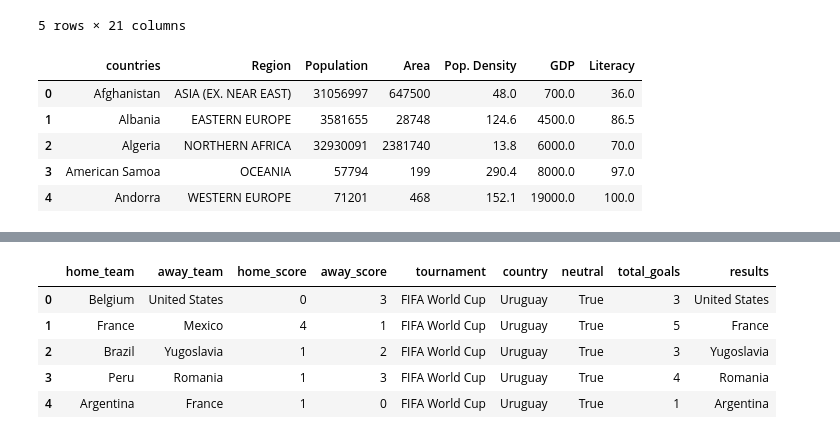
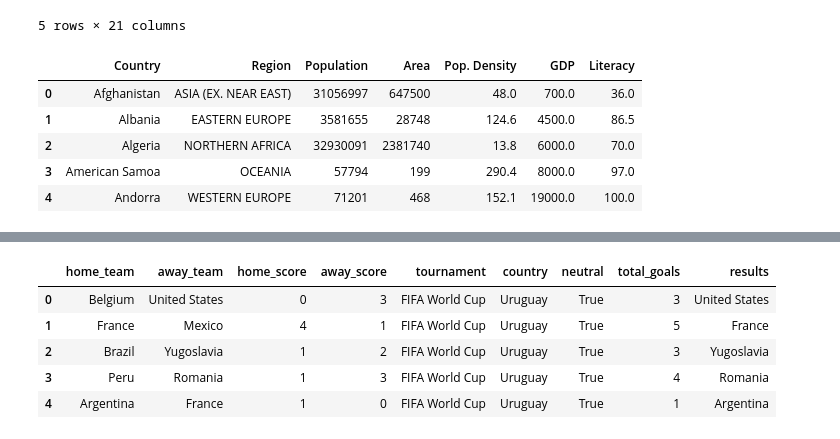
Before and after one commit to bfiroozfard/King_of_Football, a Jupyter notebook: king_of_football_B-10-6_world_cup.ipynb, the cells around one changed output, grey strips where cells are left out. Drawn from its saved outputs; the diff is of its cells as text; code cells hidden in the pictures.

```diff
--- a/king_of_football_B-10-6_world_cup.ipynb
+++ b/king_of_football_B-10-6_world_cup.ipynb
@@ -28,12 +29,12 @@ master_df.head()
 # %%
 csv_path2 = 'Countries of the world-f.csv'
 country_data = pd.read_csv(csv_path2)
 country_df = pd.DataFrame(country_data)
 country_com_df=country_df.loc[:,['Country','Region','Population','Area','Pop. Density','GDP','Literacy']]
-country_com_df.rename(columns={'Country':'countries'},inplace=True)
+#country_com_df.rename(columns={'Country':'countries'},inplace=True)
 country_com_df.head()
 # %% [output]
-|  | countries | Region | Population | Area | Pop. Density | GDP | Literacy |
+|  | Country | Region | Population | Area | Pop. Density | GDP | Literacy |
 | 0 | Afghanistan | ASIA (EX. NEAR EAST) | 31056997 | 647500 | 48.0 | 700.0 | 36.0 |
 | 1 | Albania | EASTERN EUROPE | 3581655 | 28748 | 124.6 | 4500.0 | 86.5 |
 | 2 | Algeria | NORTHERN AFRICA | 32930091 | 2381740 | 13.8 | 6000.0 | 70.0 |
```
Also changed, not shown: parts of 11 cells of this notebook.
